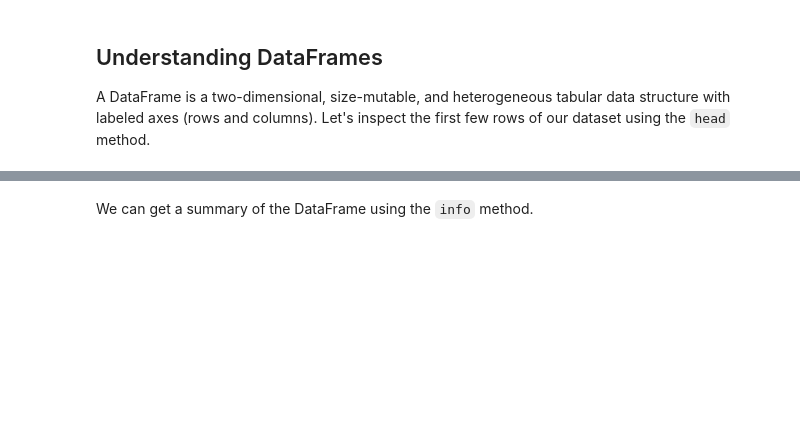
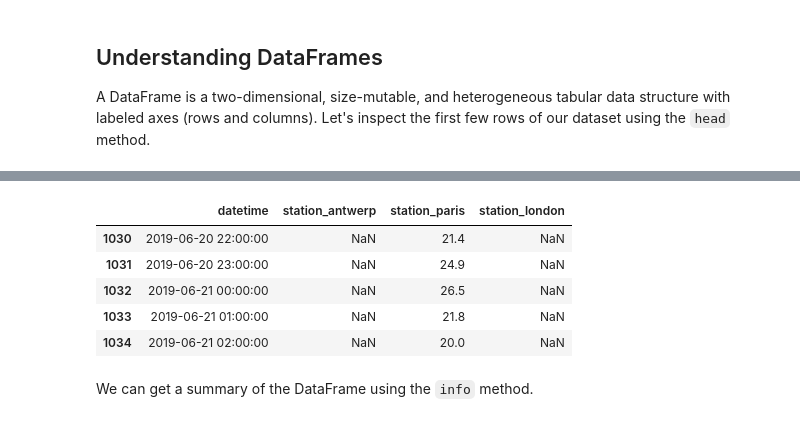
Before and after one commit to Mohsenmohebbi1993/practice-python-and-numpy, a Jupyter notebook: Session9.ipynb, the cells around one changed output, grey strips where cells are left out. Saved outputs shown, nothing was run; the diff lists cells and outputs as text; code cells hidden in the pictures; blank space fills up the shorter version.

```diff
--- a/Session9.ipynb
+++ b/Session9.ipynb
@@ -14,7 +14,7 @@ import pandas as pd
 We will use an air quality dataset from a CSV file. Let's load the dataset into a DataFrame.
 # %%
 url = 'https://raw.githubusercontent.com/pandas-dev/pandas/master/doc/data/air_quality_no2.csv'
-air_quality =  # TO OD
+air_quality = pd.read_csv(url)
 # %% [markdown]
 ## Understanding DataFrames
 
@@ -31,3 +31,12 @@ A DataFrame is a two-dimensional, size-mutable, and heterogeneous tabular data s
+# %%
+air_quality.tail()
+# %% [output]
+|  | datetime | station_antwerp | station_paris | station_london |
+| 1030 | 2019-06-20 22:00:00 | NaN | 21.4 | NaN |
+| 1031 | 2019-06-20 23:00:00 | NaN | 24.9 | NaN |
+| 1032 | 2019-06-21 00:00:00 | NaN | 26.5 | NaN |
+| 1033 | 2019-06-21 01:00:00 | NaN | 21.8 | NaN |
+| 1034 | 2019-06-21 02:00:00 | NaN | 20.0 | NaN |
 # %% [markdown]
 We can get a summary of the DataFrame using the `info` method.
 # %%
```
Also changed, not shown: parts of 2 cells of this notebook.
